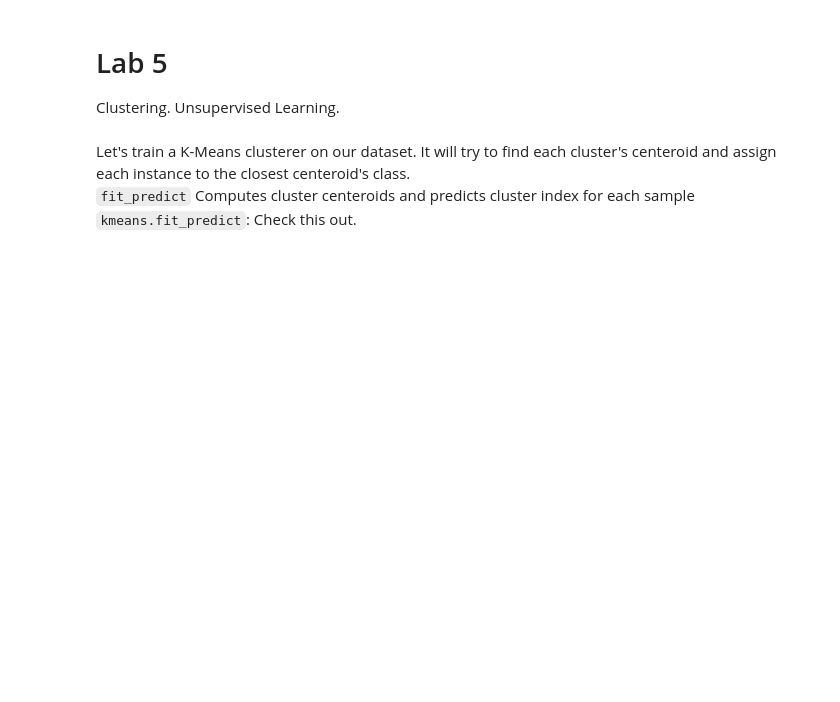
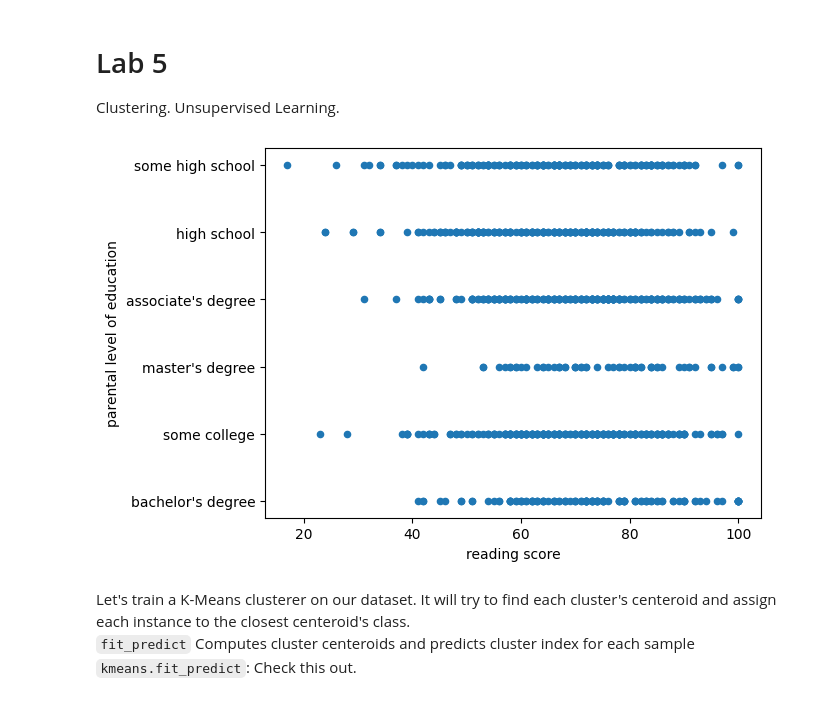
Before and after one commit to lascha212/F21DL, a Jupyter notebook: labs1-5.ipynb, the cells around one changed output. Saved outputs shown, nothing was run; the diff lists cells and outputs as text; code cells hidden in the pictures; blank space fills up the shorter version.

```diff
--- a/labs1-5.ipynb
+++ b/labs1-5.ipynb
@@ -656,3 +656,10 @@ X_train_k_means, X_test_k_means = train_test_split(X_k_means)
+# %%
+data.plot(x='reading score', y='parental level of education', kind='scatter')
+
+X_k_means = X[['reading score', 'parental level of education']].to_numpy()
+X_train_reading_education, X_test_reading_education = train_test_split(X_k_means)
+# %% [output]
+[figure, added]
 # %% [markdown]
 Let's train a K-Means clusterer on our dataset. It will try to find each cluster's centeroid and assign each instance to the closest centeroid's class.
 `fit_predict` Computes cluster centeroids and predicts cluster index for each sample
```
Also changed, not shown: parts of 38 cells of this notebook.
